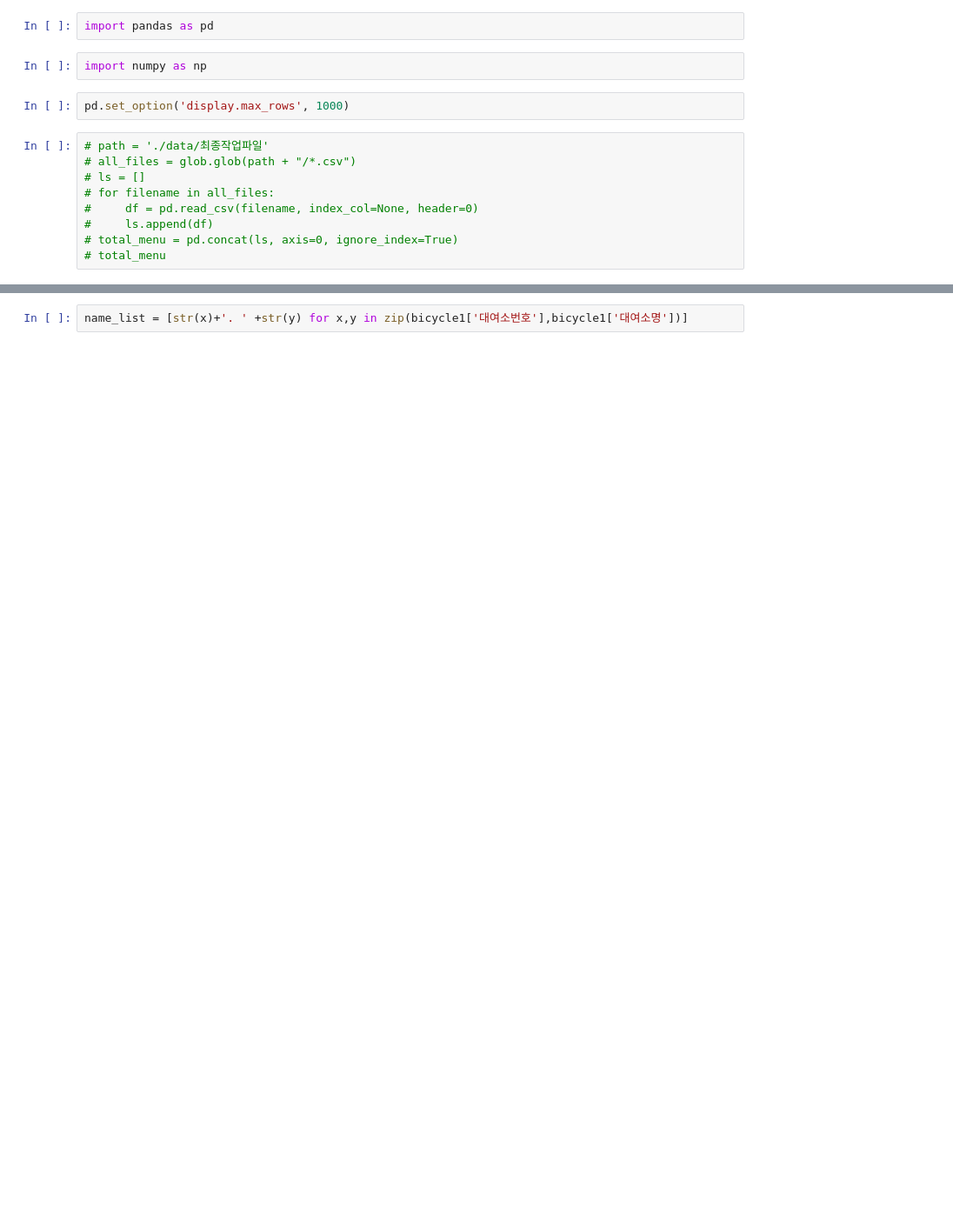
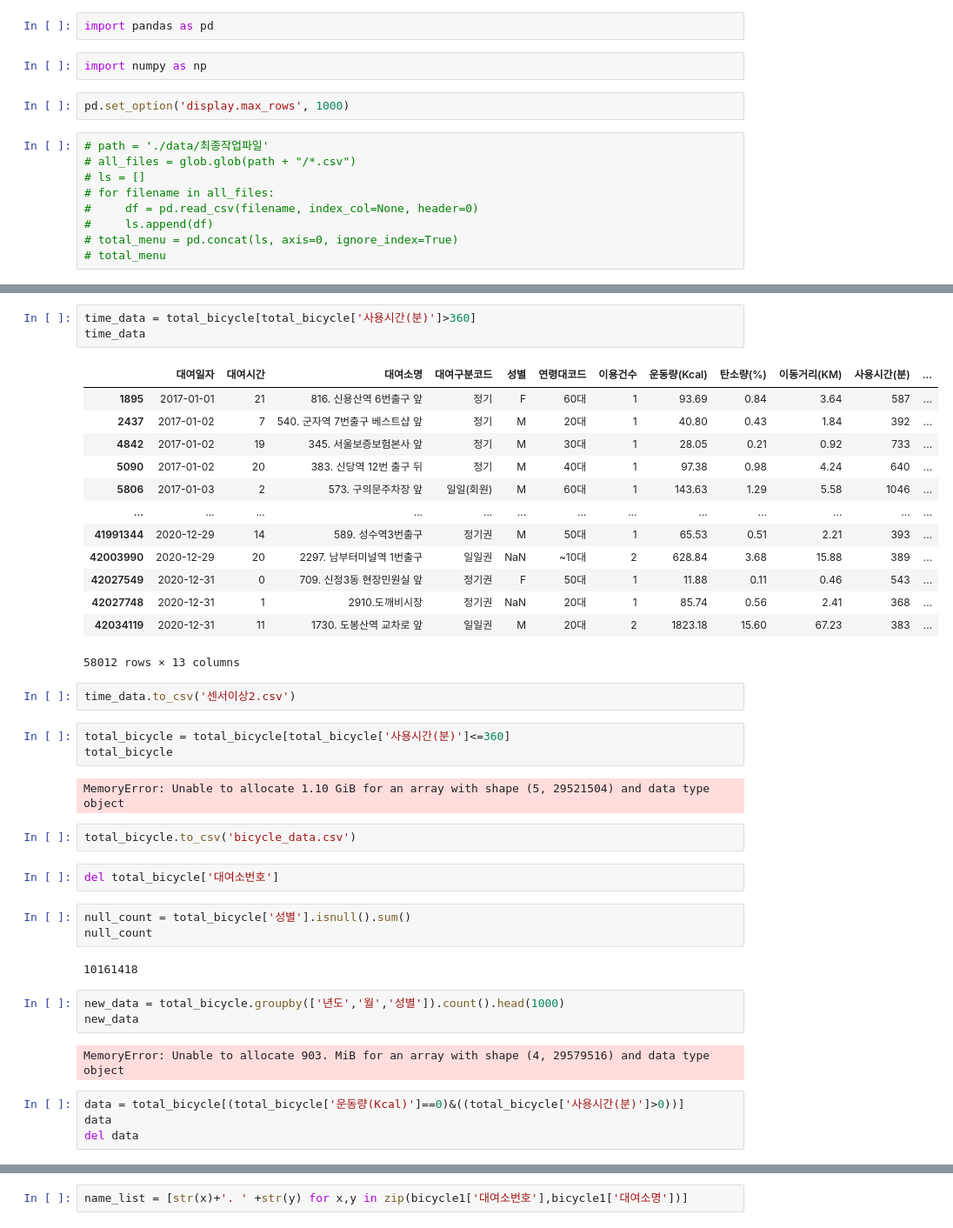
Before and after one commit to JinSuJinSu/jupyter-notebook, a Jupyter notebook: bicycle-project.ipynb, the cells around one changed output, grey strips where cells are left out. Shown at 87% size. Drawn from its saved outputs; the diff is of its cells as text; blank space fills up the shorter version.

Commit message:
finish data cleaning

```diff
--- a/bicycle-project.ipynb
+++ b/bicycle-project.ipynb
@@ -32,0 +50,42 @@ total_bicycle
+# %%
+time_data = total_bicycle[total_bicycle['사용시간(분)']>360]
+time_data
+# %% [output]
+|  | 대여일자 | 대여시간 | 대여소명 | 대여구분코드 | 성별 | 연령대코드 | 이용건수 | 운동량(Kcal) | 탄소량(%) | 이동거리(KM) | 사용시간(분) | ... |
+| 1895 | 2017-01-01 | 21 | 816. 신용산역 6번출구 앞 | 정기 | F | 60대 | 1 | 93.69 | 0.84 | 3.64 | 587 | ... |
+| 2437 | 2017-01-02 | 7 | 540. 군자역 7번출구 베스트샵 앞 | 정기 | M | 20대 | 1 | 40.80 | 0.43 | 1.84 | 392 | ... |
+| 4842 | 2017-01-02 | 19 | 345. 서울보증보험본사 앞 | 정기 | M | 30대 | 1 | 28.05 | 0.21 | 0.92 | 733 | ... |
+| 5090 | 2017-01-02 | 20 | 383. 신당역 12번 출구 뒤 | 정기 | M | 40대 | 1 | 97.38 | 0.98 | 4.24 | 640 | ... |
+| 5806 | 2017-01-03 | 2 | 573. 구의문주차장 앞 | 일일(회원) | M | 60대 | 1 | 143.63 | 1.29 | 5.58 | 1046 | ... |
+| ... | ... | ... | ... | ... | ... | ... | ... | ... | ... | ... | ... | ... |
+| 41991344 | 2020-12-29 | 14 | 589. 성수역3번출구 | 정기권 | M | 50대 | 1 | 65.53 | 0.51 | 2.21 | 393 | ... |
+| 42003990 | 2020-12-29 | 20 | 2297. 남부터미널역 1번출구 | 일일권 | NaN | ~10대 | 2 | 628.84 | 3.68 | 15.88 | 389 | ... |
+| 42027549 | 2020-12-31 | 0 | 709. 신정3동 현장민원실 앞 | 정기권 | F | 50대 | 1 | 11.88 | 0.11 | 0.46 | 543 | ... |
+| 42027748 | 2020-12-31 | 1 | 2910.도깨비시장 | 정기권 | NaN | 20대 | 1 | 85.74 | 0.56 | 2.41 | 368 | ... |
+| 42034119 | 2020-12-31 | 11 | 1730. 도봉산역 교차로 앞 | 일일권 | M | 20대 | 2 | 1823.18 | 15.60 | 67.23 | 383 | ... |
+58012 rows × 13 columns
+# %%
+time_data.to_csv('센서이상2.csv')
+# %%
+total_bicycle = total_bicycle[total_bicycle['사용시간(분)']<=360]
+total_bicycle
+# %% [output]
+MemoryError: Unable to allocate 1.10 GiB for an array with shape (5, 29521504) and data type object
+# %%
+total_bicycle.to_csv('bicycle_data.csv')
+# %%
+del total_bicycle['대여소번호']
+# %%
+null_count = total_bicycle['성별'].isnull().sum()
+null_count
+# %% [output]
+10161418
+# %%
+new_data = total_bicycle.groupby(['년도','월','성별']).count().head(1000)
+new_data
+# %% [output]
+MemoryError: Unable to allocate 903. MiB for an array with shape (4, 29579516) and data type object
+# %%
+data = total_bicycle[(total_bicycle['운동량(Kcal)']==0)&((total_bicycle['사용시간(분)']>0))]
+data
+del data
```
Also changed, not shown: parts of 25 cells of this notebook, 1 other file.
